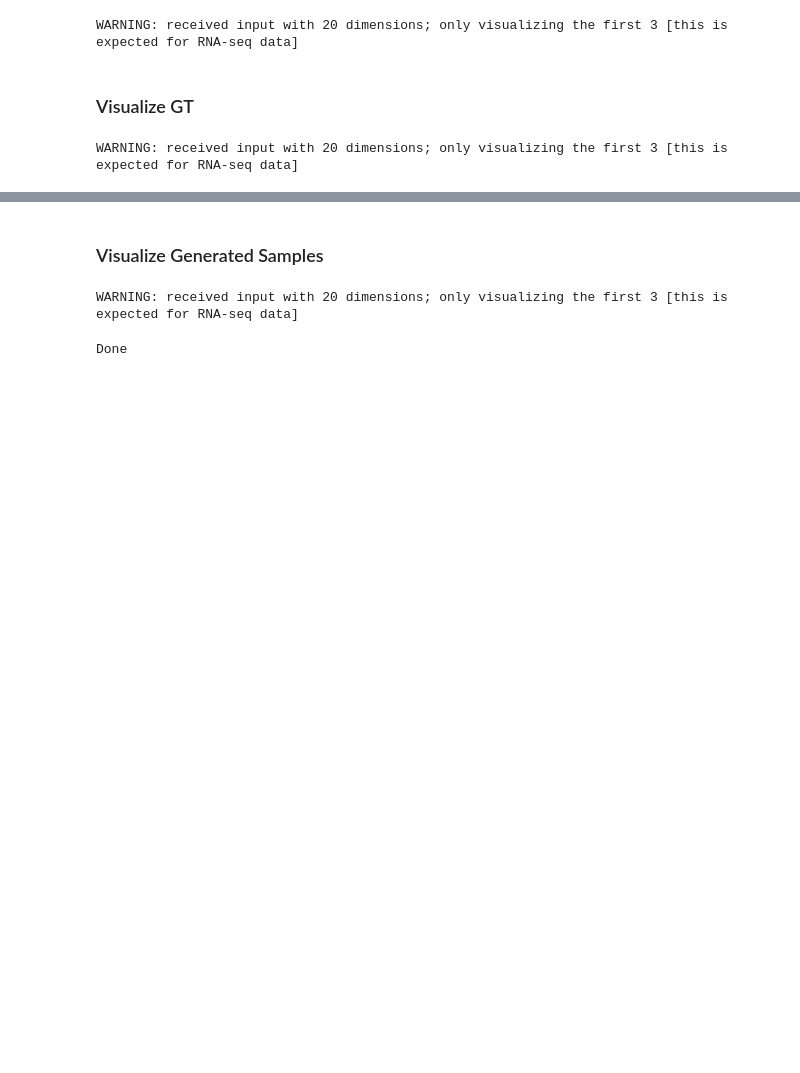
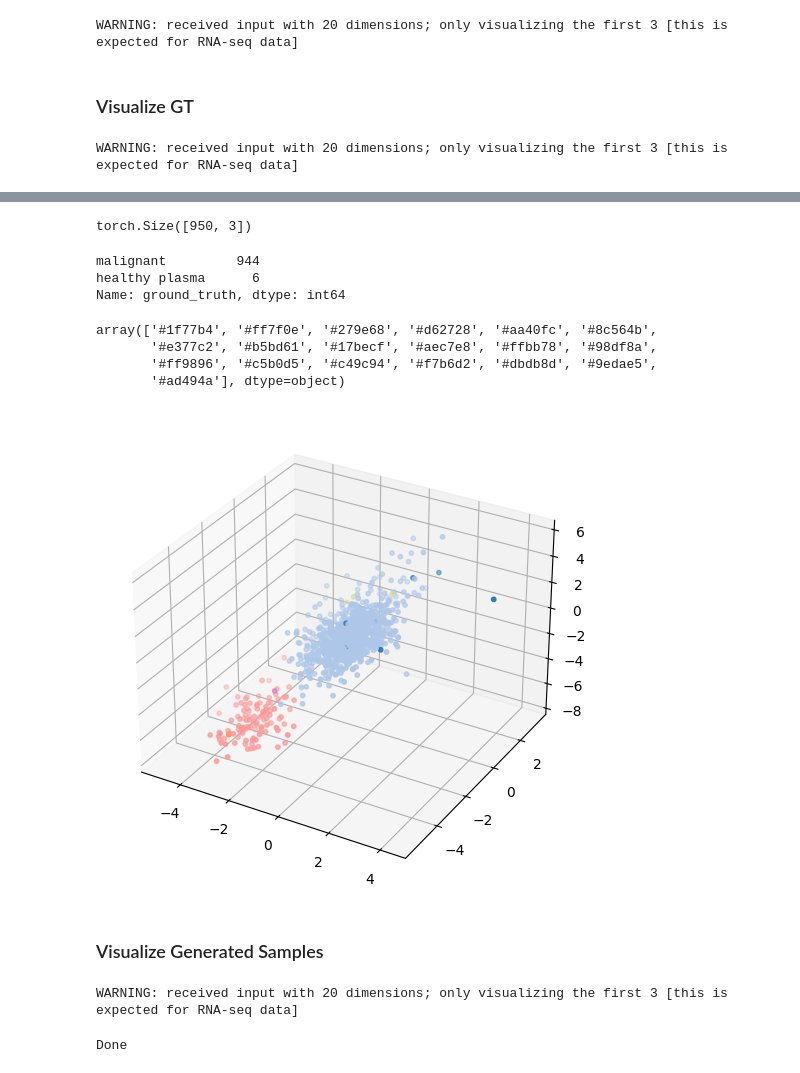
Before and after one commit to rpeys/scSet, a Jupyter notebook: figures/cd138mm_viz_sample.ipynb, the cells around one changed output, grey strips where cells are left out. Saved outputs shown, nothing was run; the diff lists cells and outputs as text; code cells hidden in the pictures; blank space fills up the shorter version.

```diff
--- a/figures/cd138mm_viz_sample.ipynb
+++ b/figures/cd138mm_viz_sample.ipynb
@@ -33,7 +33,7 @@ Jupyter environment detected. Enabling Open3D WebVisualizer.
 2. path to save images: save_dir
 # %%
 save_dir = 'images'
-experiment_name = 'sadefeldman'
+experiment_name = 'cd138mm'
 summary_name = os.path.join('../checkpoints/gen/', experiment_name, 'summary.pth')
 
 imgdir = os.path.join(save_dir, experiment_name)
@@ -125,3 +121,7 @@ for idx in range(len(recon_targets)):
 del gt_imgs
 # %% [output]
 WARNING: received input with 20 dimensions; only visualizing the first 3 [this is expected for RNA-seq data]
+# %%
+#load data, for annotation
+import scanpy as sc
+adata = sc.read_h5ad('/home/rpeyser/GitHub/mm_singlecell/outputs/script3.5/cd138_adata_postQC_groundtruthlabeled_leidenresults.h5ad')
@@ -127,0 +145,5 @@ WARNING: received input with 20 dimensions; only visualizing the first 3 [this i
+# %%
+i=0
+gt[i,~gt_mask[i],:3].shape
+# %% [output]
+torch.Size([950, 3])
@@ -127,0 +161,15 @@ WARNING: received input with 20 dimensions; only visualizing the first 3 [this i
+# %%
+adata.obs[adata.obs.person=="MM-3"].ground_truth.value_counts()
+# %% [output]
+malignant         944
+healthy plasma      6
+Name: ground_truth, dtype: int64
+# %%
+dict(zip())
+# %% [output]
+array(['#1f77b4', '#ff7f0e', '#279e68', '#d62728', '#aa40fc', '#8c564b',
+       '#e377c2', '#b5bd61', '#17becf', '#aec7e8', '#ffbb78', '#98df8a',
+       '#ff9896', '#c5b0d5', '#c49c94', '#f7b6d2', '#dbdb8d', '#9edae5',
+       '#ad494a'], dtype=object)
+# %%
+leiden_colormap = dict(zip(adata.obs.leiden.cat.categories, adata.uns['leiden_colors']))
@@ -128,3 +178,13 @@ WARNING: received input with 20 dimensions; only visualizing the first 3 [this i
+# %%
+fig = plt.figure(figsize=(5,5))
+ax = fig.add_subplot(projection='3d')
+#axis_set_3d(ax, back_color=(1,1,1))
+
+ax.scatter(-gt[i,~gt_mask[i],2], gt[i,~gt_mask[i],0], gt[i,~gt_mask[i],1], c=adata.obs[adata.obs.person=="MM-3"].leiden.map(leiden_colormap), marker='o', s=10)
+fig.tight_layout()
+fig.canvas.draw()
+# %% [output]
+[figure, added]
 # %% [markdown]
 ### Visualize Generated Samples
 # %%
```
Also changed, not shown: parts of 5 cells of this notebook, 4 other files.
